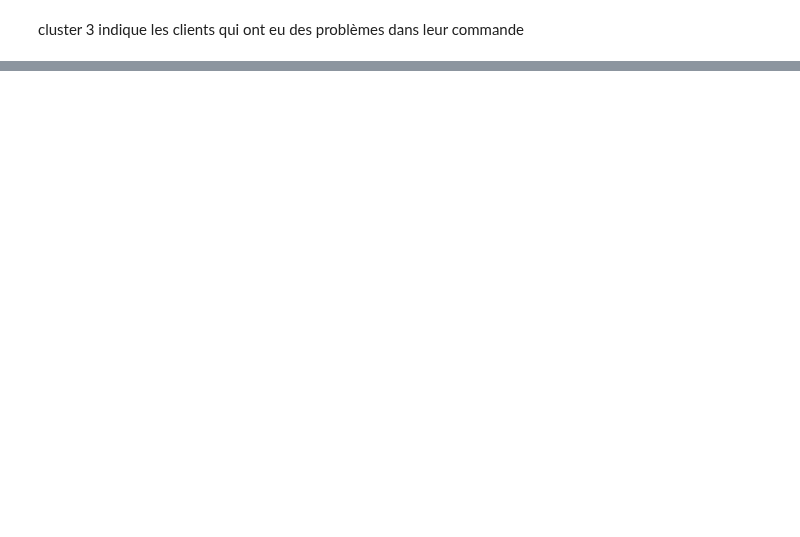
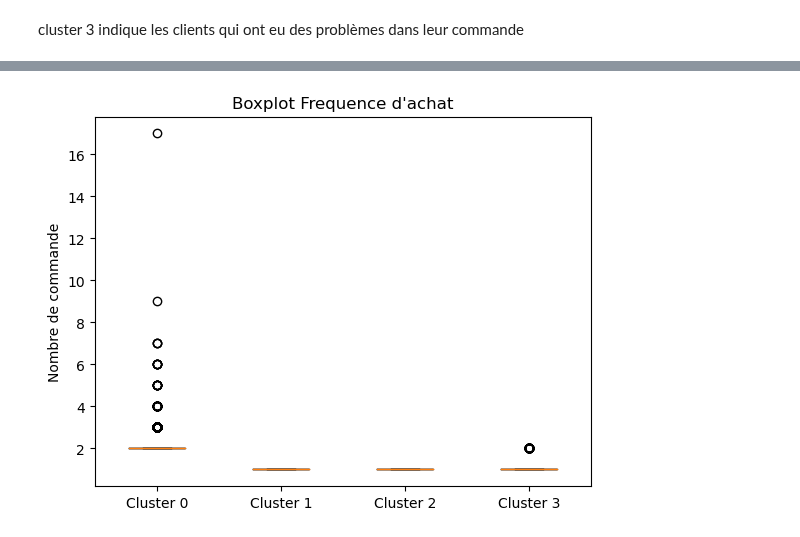
Before and after one commit to HaDock404/CustomerSegmentation, a Jupyter notebook: Notebook/4.business_analysis_kmeans.ipynb, the cells around one changed output, grey strips where cells are left out. Saved outputs shown, nothing was run; the diff lists cells and outputs as text; code cells hidden in the pictures; blank space fills up the shorter version.

```diff
--- a/Notebook/4.business_analysis_kmeans.ipynb
+++ b/Notebook/4.business_analysis_kmeans.ipynb
@@ -274,0 +268,20 @@ test[test['product_category_name_english'] == 'housewares']
+# %%
+import matplotlib.pyplot as plt
+
+clusters = df['Cluster'].unique()
+recency = []
+
+for cluster in clusters:
+    recency.append(df[df['Cluster'] == cluster]['Frequency_x'])
+
+plt.boxplot(recency)
+plt.title("Boxplot Frequence d'achat")
+plt.ylabel("Nombre de commande")
+
+etiquettes = ['Cluster 0', 'Cluster 1', 'Cluster 2', 'Cluster 3']
+
+plt.xticks(range(1, len(etiquettes) + 1), etiquettes)
+
+plt.show()
+# %% [output]
+[figure, added]
```
Also changed, not shown: parts of 11 cells of this notebook, 8 other files.
